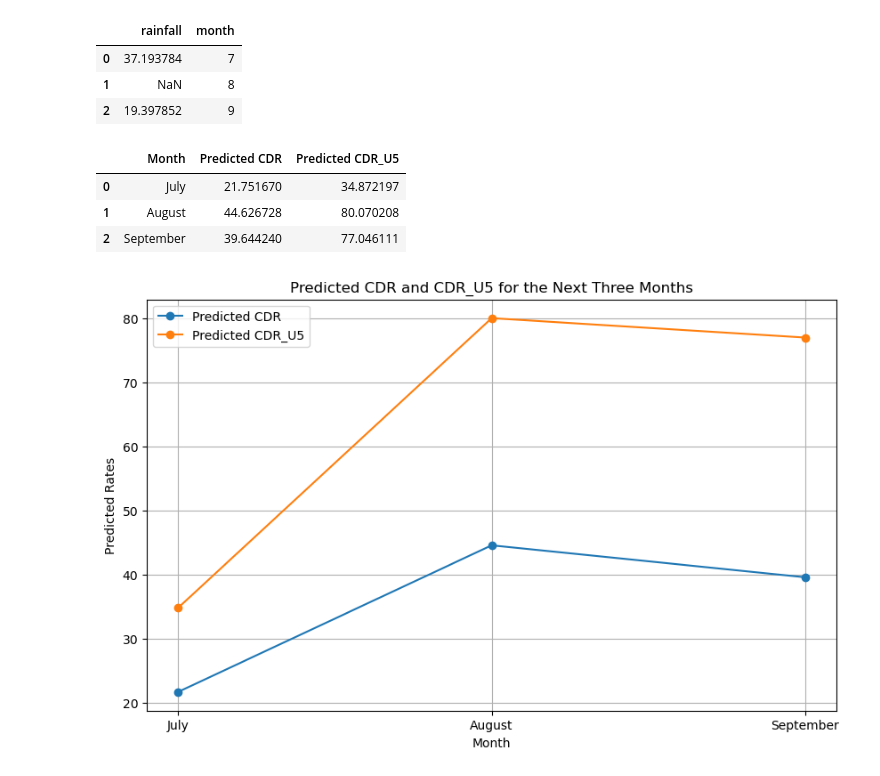
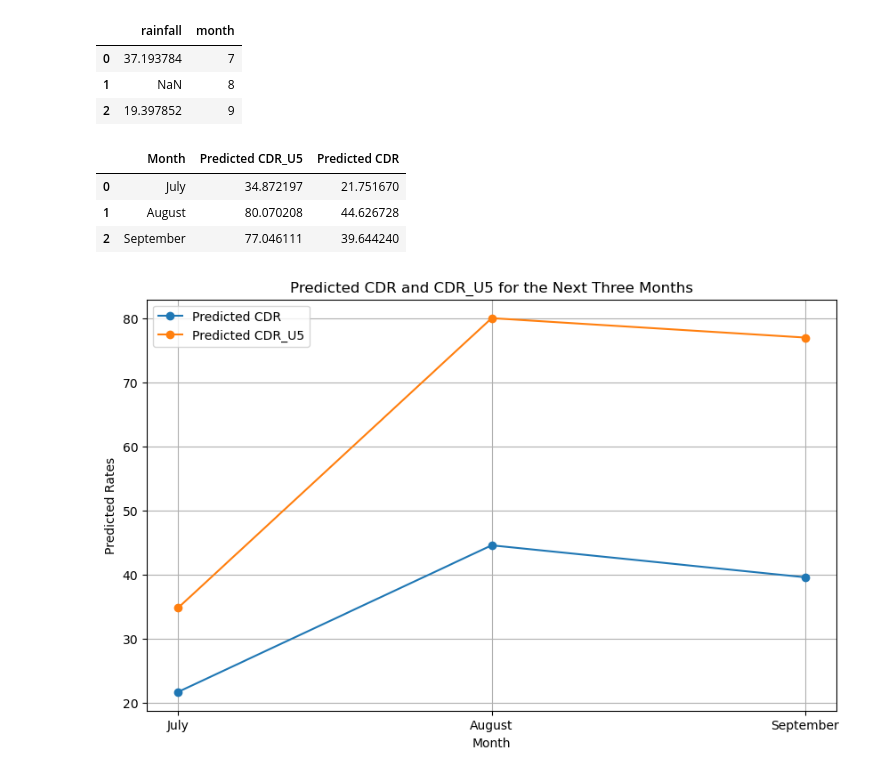
Before and after one commit to moha-diyeeshe/mortality_estimation_in_somalia, a Jupyter notebook: mortality_estiomation_in_somalia.ipynb, the cells around one changed output. Drawn from its saved outputs; the diff is of its cells as text; code cells hidden in the pictures.

```diff
--- a/mortality_estiomation_in_somalia.ipynb
+++ b/mortality_estiomation_in_somalia.ipynb
@@ -66,3 +107,15 @@ plt.savefig('CDR and CDR u5 with regions.png')
 plt.show()
 # %% [output]
 [figure]
+# %%
+#Convert 'date' from Excel serial date format to datetime
+data['date'] = pd.to_datetime(data['date'], unit='D', origin='1899-12-30')
+
+# Extract year and month from the date for grouping
+data['year_month'] = data['date'].dt.to_period('M')
+
+# Group by new year_month column to calculate average CDR, CDR_U5, and rainfall
+monthly_data = data.groupby('year_month')[['CDR', 'CDR_U5', 'rainfall']].mean().reset_index()
+
+# Display the transformed data
+monthly_data.head(), monthly_data.tail()
@@ -236,46 +399,56 @@ future_months
 | 1 | NaN | 8 |
 | 2 | 19.397852 | 9 |
 # %%
+import pandas as pd
+from sklearn.model_selection import train_test_split
+from sklearn.ensemble import RandomForestRegressor
+from sklearn.impute import SimpleImputer
+
 # Preparing the target for CDR_U5 predictions
 y_u5 = data['CDR_U5']
 
 # Splitting the data for CDR_U5
 X_train_u5, X_test_u5, y_train_u5, y_test_u5 = train_test_split(X_filled, y_u5, test_size=0.2, random_state=42)
 
 # Initialize a new Random Forest model for CDR_U5
 rf_u5 = RandomForestRegressor(random_state=42)
 
 # Training the model for CDR_U5
 rf_u5.fit(X_train_u5, y_train_u5)
 
+# Impute missing values in future_months before prediction
+imputer = SimpleImputer(strategy='median')
+future_months_filled = imputer.fit_transform(future_months)
+future_months_filled = pd.DataFrame(future_months_filled, columns=future_months.columns)
+
 # Making predictions for the next three months using the trained Random Forest model for CDR_U5
-predictions_u5_next_three_months = rf_u5.predict(future_months)
+predictions_u5_next_three_months = rf_u5.predict(future_months_filled)
 
-# Add the predicted CDR_U5 to the DataFrame
-predicted_cdr['Predicted CDR_U5'] = predictions_u5_next_three_months
-
-predicted_cdr
-
+# Create a DataFrame to store predicted values
+predicted_cdr = pd.DataFrame({
+    'Month': ['July', 'August', 'September'],
+    'Predicted CDR_U5': predictions_u5_next_three_months
+})
 
 # Fill the missing rainfall value for August by averaging July and September
 future_months.loc[1, 'rainfall'] = (future_months.loc[0, 'rainfall'] + future_months.loc[2, 'rainfall']) / 2
 
+# Re-impute after filling specific missing values manually
+future_months_filled = imputer.transform(future_months)
+future_months_filled = pd.DataFrame(future_months_filled, columns=future_months.columns)
+
 # Making predictions for the next three months using the trained Random Forest model
-predictions_next_three_months = rf.predict(future_months)
+predictions_next_three_months = rf.predict(future_months_filled)
 
-# Create a DataFrame to display the months with their predictions
-predicted_cdr = pd.DataFrame({
-    'Month': ['July', 'August', 'September'],
-    'Predicted CDR': predictions_next_three_months
+# Add CDR predictions to the DataFrame
+predicted_cdr['Predicted CDR'] = predictions_next_three_months
 
-})
-predicted_cdr['Predicted CDR_U5'] = predictions_u5_next_three_months
 predicted_cdr
 # %% [output]
-|  | Month | Predicted CDR | Predicted CDR_U5 |
-| 0 | July | 21.751670 | 34.872197 |
-| 1 | August | 44.626728 | 80.070208 |
-| 2 | September | 39.644240 | 77.046111 |
+|  | Month | Predicted CDR_U5 | Predicted CDR |
+| 0 | July | 34.872197 | 21.751670 |
+| 1 | August | 80.070208 | 44.626728 |
+| 2 | September | 77.046111 | 39.644240 |
 # %%
 # Plotting the predictions
 plt.figure(figsize=(10, 6))
```
Also changed, not shown: parts of 8 cells of this notebook.
